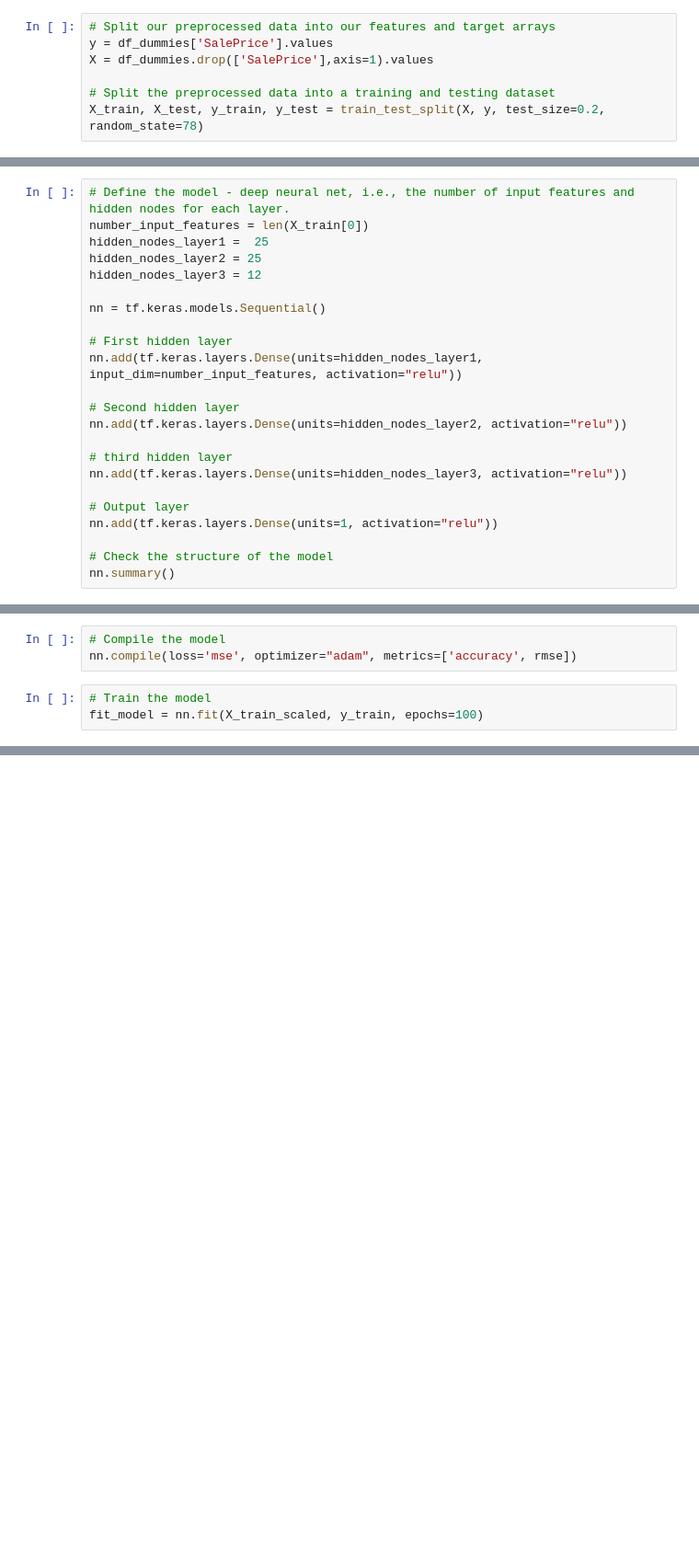
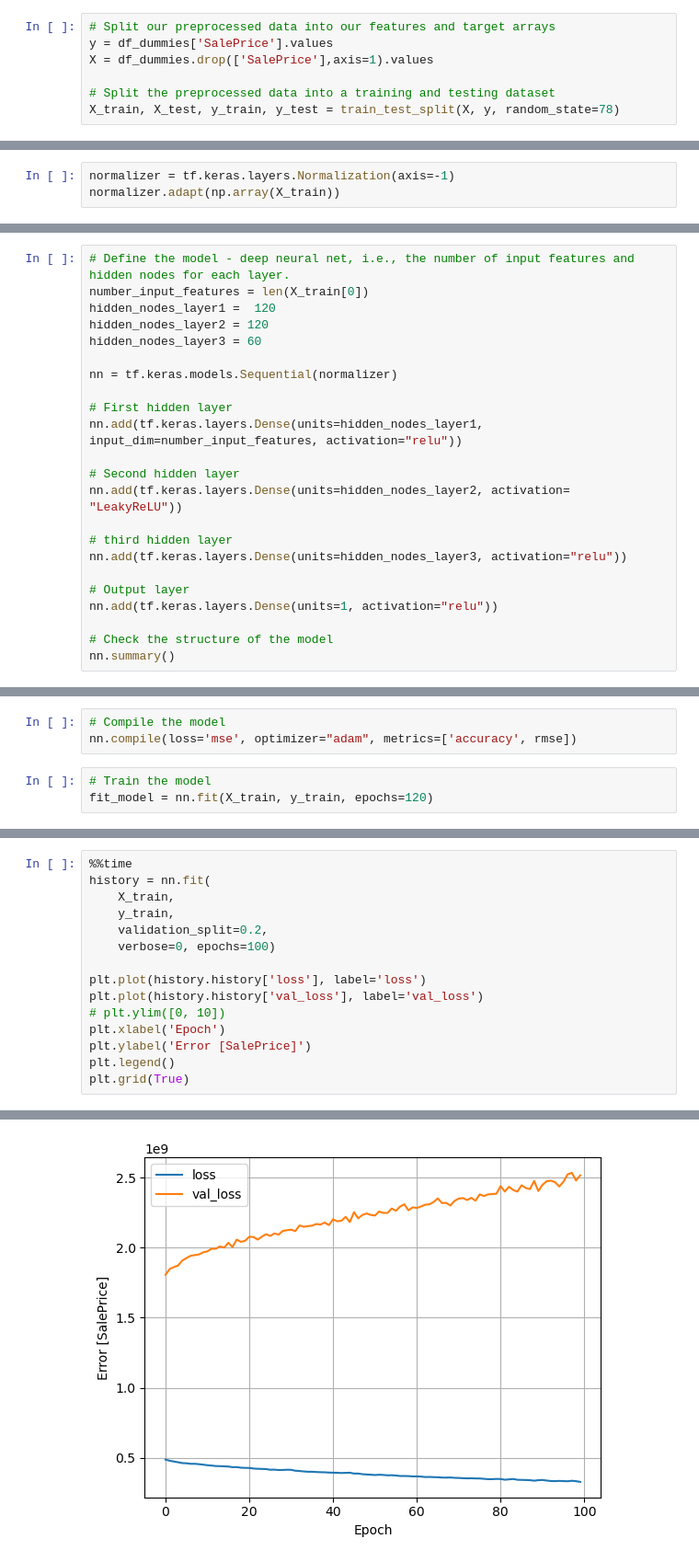
Before and after one commit to rbellgraph1/project_4_home_price, a Jupyter notebook: home_price_with_model.ipynb, the cells around one changed output, grey strips where cells are left out. Shown at 92% size. Cells and saved outputs as stored; diff of their text form; blank space fills up the shorter version.

```diff
--- a/home_price_with_model.ipynb
+++ b/home_price_with_model.ipynb
@@ -325,5 +230,5 @@ y = df_dummies['SalePrice'].values
 X = df_dummies.drop(['SalePrice'],axis=1).values
 
 # Split the preprocessed data into a training and testing dataset
-X_train, X_test, y_train, y_test = train_test_split(X, y, test_size=0.2, random_state=78)
+X_train, X_test, y_train, y_test = train_test_split(X, y, random_state=78)
 # %%
@@ -364,3 +269,6 @@ array([[ 5.19779709e-02,  5.34795681e-02, -5.48480834e-01,
 from tensorflow.keras import backend as K
 def rmse(y_true, y_pred):
     return K.sqrt(K.mean(K.square(y_pred - y_true)))
+# %%
+normalizer = tf.keras.layers.Normalization(axis=-1)
+normalizer.adapt(np.array(X_train))
@@ -367,17 +277,17 @@ def rmse(y_true, y_pred):
 # %%
 # Define the model - deep neural net, i.e., the number of input features and hidden nodes for each layer.
 number_input_features = len(X_train[0])
-hidden_nodes_layer1 =  25
-hidden_nodes_layer2 = 25
-hidden_nodes_layer3 = 12
+hidden_nodes_layer1 =  120
+hidden_nodes_layer2 = 120
+hidden_nodes_layer3 = 60
 
-nn = tf.keras.models.Sequential()
+nn = tf.keras.models.Sequential(normalizer)
 
 # First hidden layer
 nn.add(tf.keras.layers.Dense(units=hidden_nodes_layer1, input_dim=number_input_features, activation="relu"))
 
 # Second hidden layer
-nn.add(tf.keras.layers.Dense(units=hidden_nodes_layer2, activation="relu"))
+nn.add(tf.keras.layers.Dense(units=hidden_nodes_layer2, activation= "LeakyReLU"))
 
 # third hidden layer
 nn.add(tf.keras.layers.Dense(units=hidden_nodes_layer3, activation="relu"))
@@ -410,5 +323,5 @@ _________________________________________________________________
 nn.compile(loss='mse', optimizer="adam", metrics=['accuracy', rmse])
 # %%
 # Train the model
-fit_model = nn.fit(X_train_scaled, y_train, epochs=100)
+fit_model = nn.fit(X_train, y_train, epochs=120)
 # %% [output]
@@ -458,0 +386,16 @@ encode_df.head()
+# %%
+%%time
+history = nn.fit(
+    X_train,
+    y_train,
+    validation_split=0.2,
+    verbose=0, epochs=100)
+
+plt.plot(history.history['loss'], label='loss')
+plt.plot(history.history['val_loss'], label='val_loss')
+# plt.ylim([0, 10])
+plt.xlabel('Epoch')
+plt.ylabel('Error [SalePrice]')
+plt.legend()
+plt.grid(True)
+# %% [output]
@@ -458,0 +404 @@ encode_df.head()
+[figure, added]
```
Also changed, not shown: parts of 37 cells of this notebook, 3 other files.
